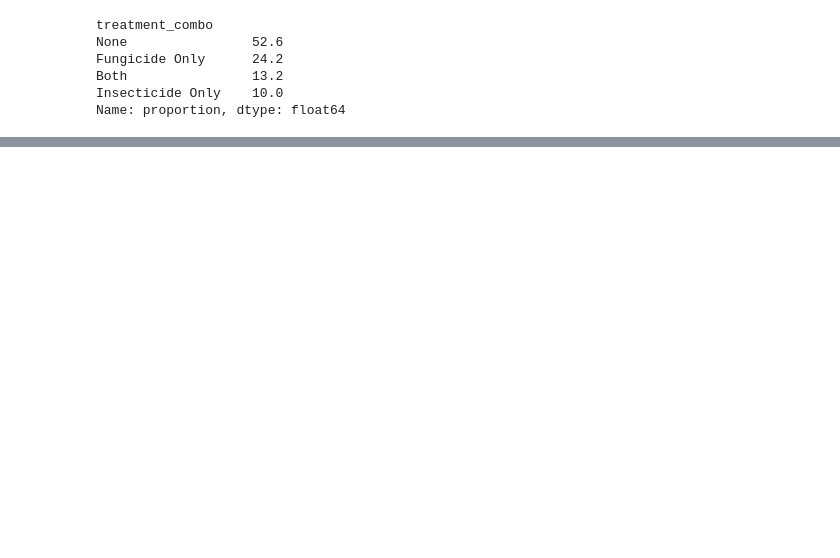
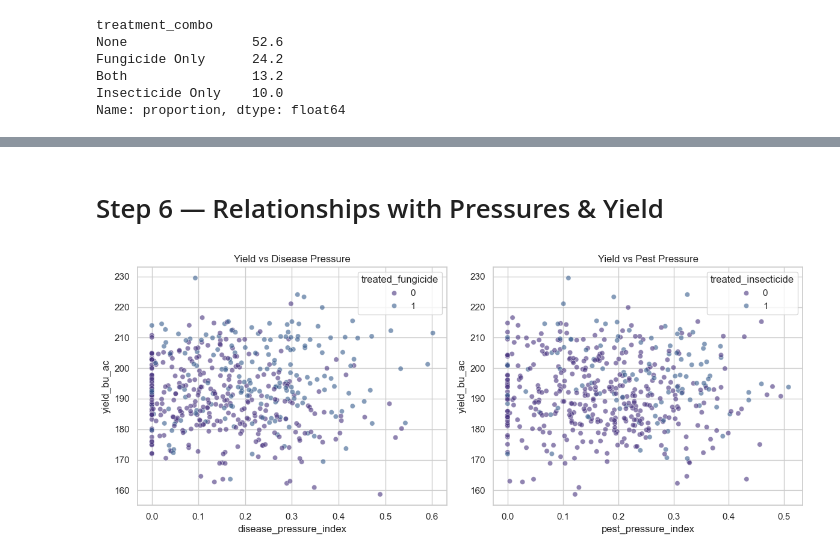
Before and after one commit to jwalluww/Portfolio_Projects, a Jupyter notebook: Quick_Hits/WIP_Farming_Dataset.ipynb, the cells around one changed output, grey strips where cells are left out. Cells and saved outputs as stored; diff of their text form; code cells hidden in the pictures; blank space fills up the shorter version.

```diff
--- a/Quick_Hits/WIP_Farming_Dataset.ipynb
+++ b/Quick_Hits/WIP_Farming_Dataset.ipynb
@@ -133,0 +231,12 @@ Name: proportion, dtype: float64
+# %% [markdown]
+# Step 6 — Relationships with Pressures & Yield
+# %%
+fig, axes = plt.subplots(1,2, figsize=(12,5))
+sns.scatterplot(df, x="disease_pressure_index", y="yield_bu_ac", hue="treated_fungicide", alpha=0.6, ax=axes[0])
+sns.scatterplot(df, x="pest_pressure_index", y="yield_bu_ac", hue="treated_insecticide", alpha=0.6, ax=axes[1])
+axes[0].set_title("Yield vs Disease Pressure")
+axes[1].set_title("Yield vs Pest Pressure")
+plt.tight_layout()
+plt.show()
+# %% [output]
+[figure, added]
```
Also changed, not shown: parts of 27 cells of this notebook.
